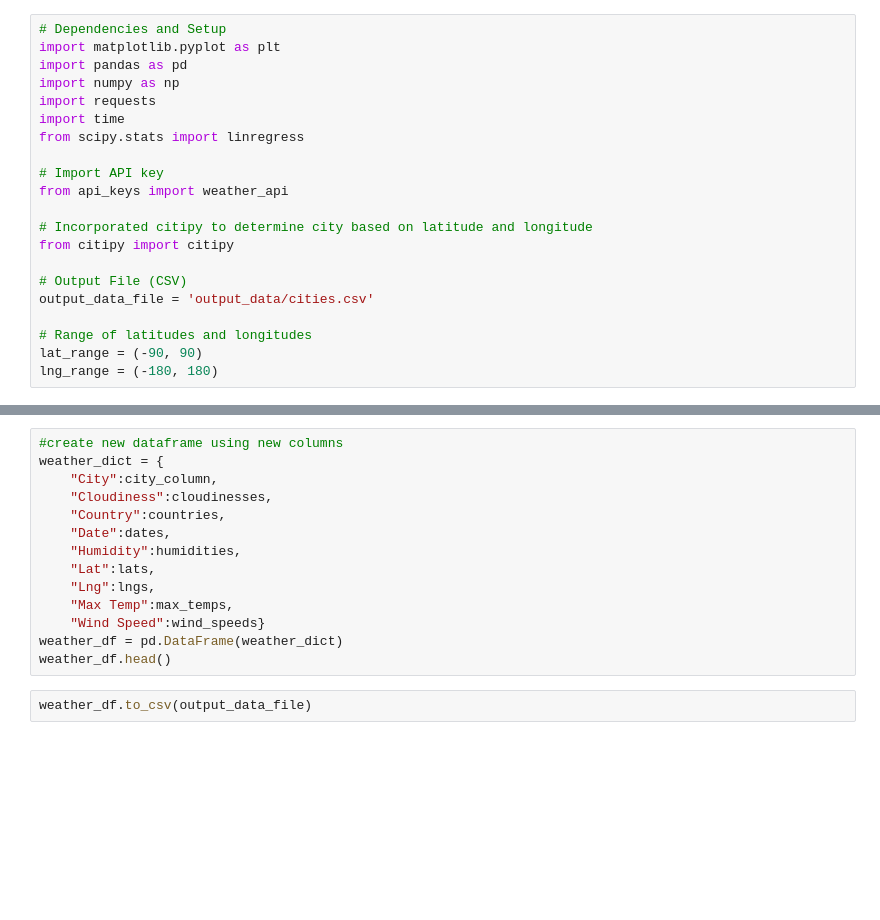
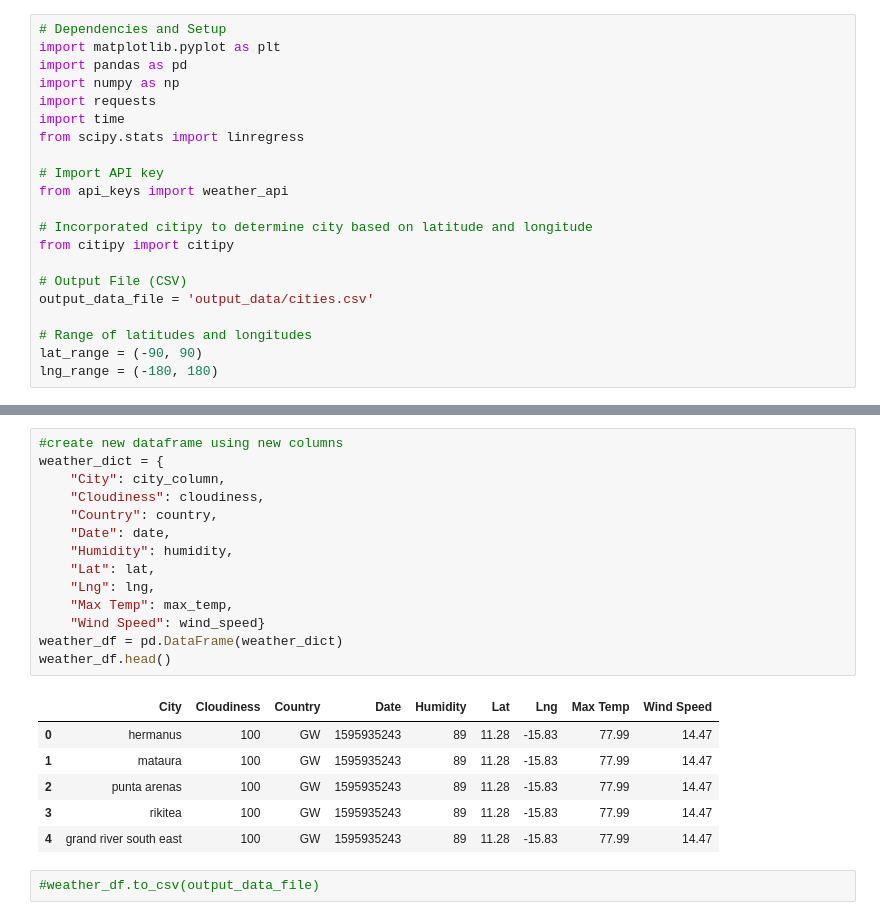
Before and after one commit to mneustadts/python-api-Analysis, a Jupyter notebook: WeatherPy/WeatherPy.ipynb, the cells around one changed output, grey strips where cells are left out. Saved outputs shown, nothing was run; the diff lists cells and outputs as text; blank space fills up the shorter version.

```diff
--- a/WeatherPy/WeatherPy.ipynb
+++ b/WeatherPy/WeatherPy.ipynb
@@ -90,19 +111,26 @@ print('------------------------------')
 # %%
 #create new dataframe using new columns
 weather_dict = {
-    "City":city_column,
-    "Cloudiness":cloudinesses,
-    "Country":countries,
-    "Date":dates,
-    "Humidity":humidities,
-    "Lat":lats,
-    "Lng":lngs,
-    "Max Temp":max_temps,
-    "Wind Speed":wind_speeds}
+    "City": city_column,
+    "Cloudiness": cloudiness,
+    "Country": country,
+    "Date": date,
+    "Humidity": humidity,
+    "Lat": lat,
+    "Lng": lng,
+    "Max Temp": max_temp,
+    "Wind Speed": wind_speed}
 weather_df = pd.DataFrame(weather_dict)
 weather_df.head()
+# %% [output]
+|  | City | Cloudiness | Country | Date | Humidity | Lat | Lng | Max Temp | Wind Speed |
+| 0 | hermanus | 100 | GW | 1595935243 | 89 | 11.28 | -15.83 | 77.99 | 14.47 |
+| 1 | mataura | 100 | GW | 1595935243 | 89 | 11.28 | -15.83 | 77.99 | 14.47 |
+| 2 | punta arenas | 100 | GW | 1595935243 | 89 | 11.28 | -15.83 | 77.99 | 14.47 |
+| 3 | rikitea | 100 | GW | 1595935243 | 89 | 11.28 | -15.83 | 77.99 | 14.47 |
+| 4 | grand river south east | 100 | GW | 1595935243 | 89 | 11.28 | -15.83 | 77.99 | 14.47 |
 # %%
-weather_df.to_csv(output_data_file)
+#weather_df.to_csv(output_data_file)
 # %%
 plt.scatter(weather_df["Lat"],weather_df["Max Temp"],edgecolors="black",facecolors="blue")
 plt.title("City Latitude vs. Max Temperature (07/23/2020)")
```
Also changed, not shown: parts of 8 cells of this notebook.
